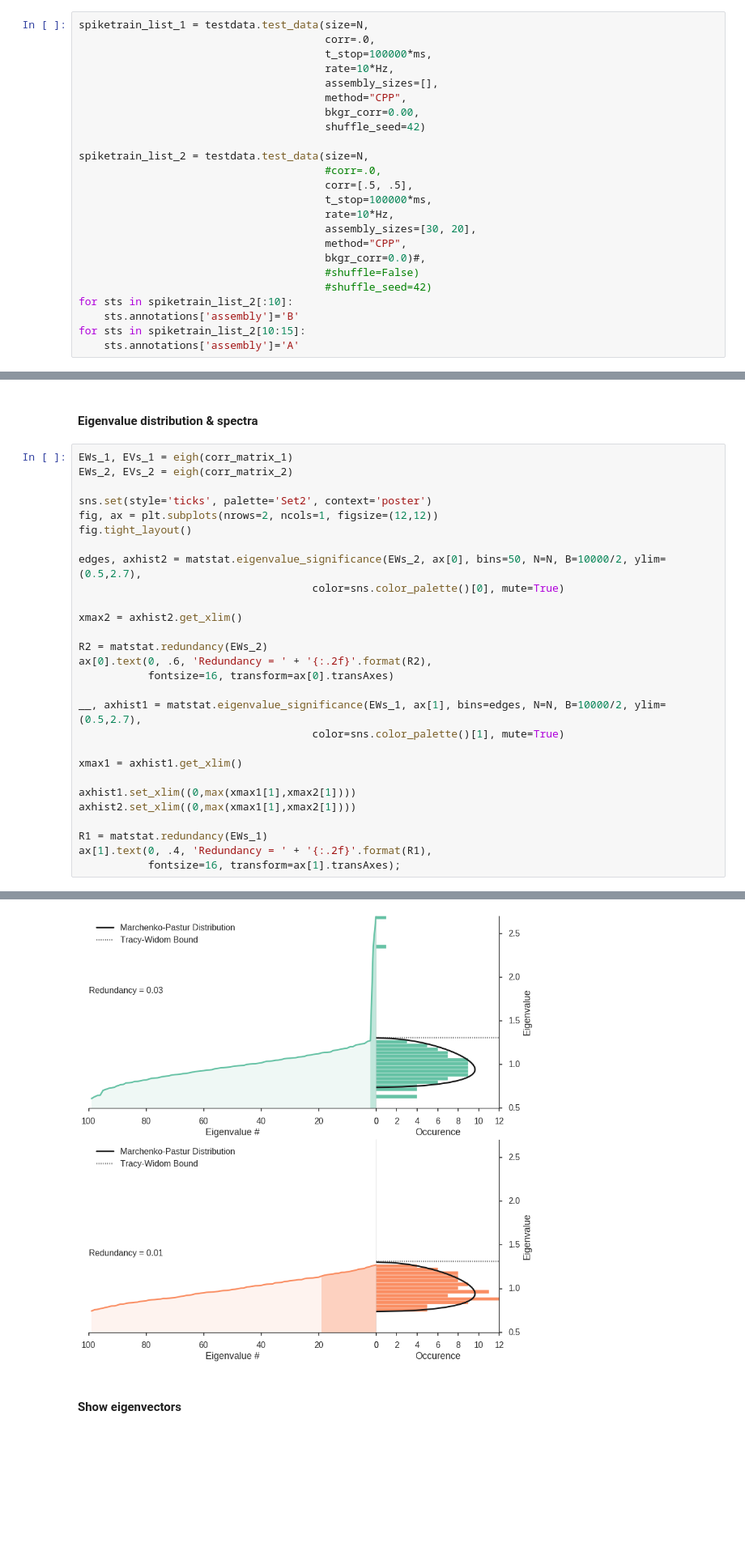
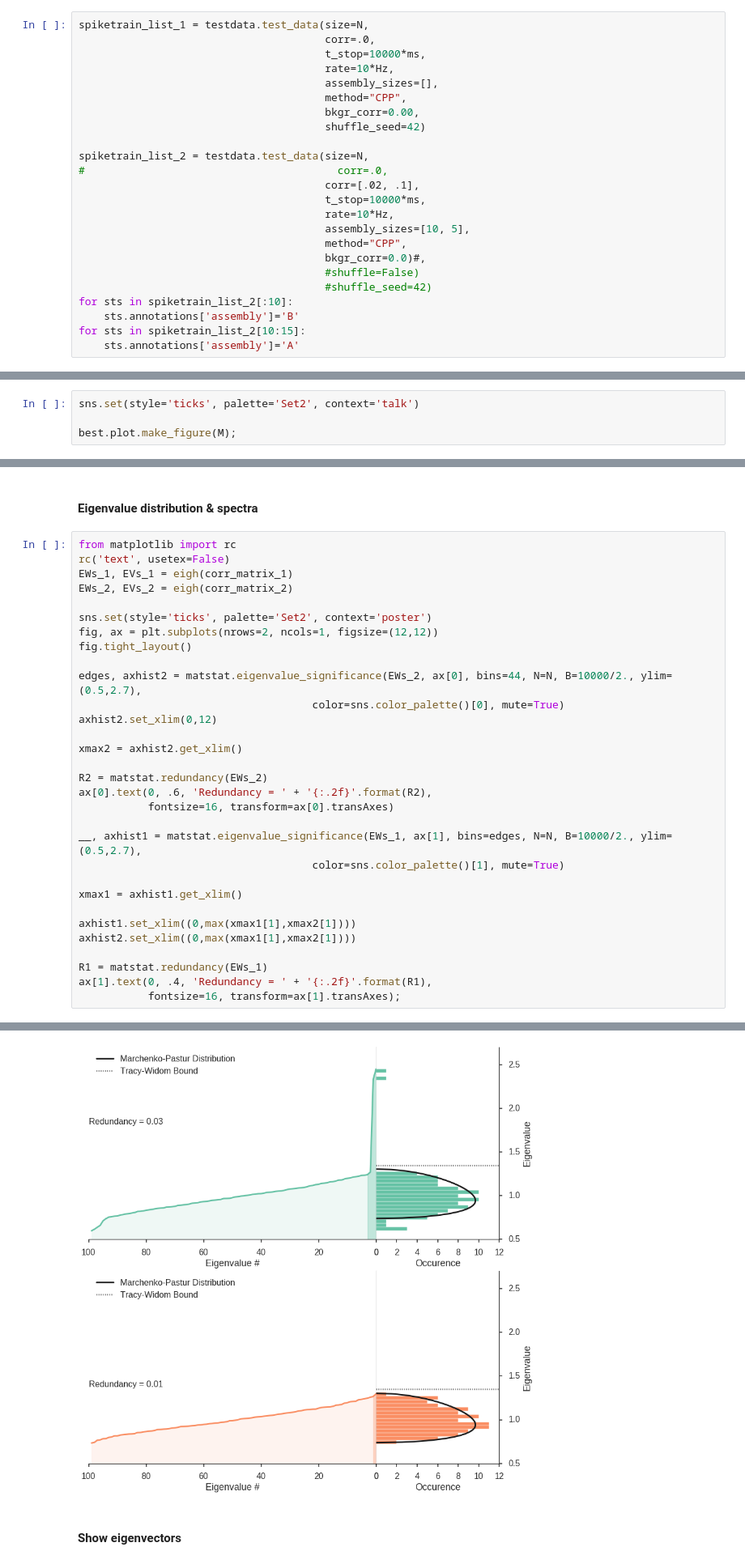
Before and after one commit to rgutzen/ValidationTools, a Jupyter notebook: Validation_Book.ipynb, the cells around one changed output, grey strips where cells are left out. Shown at 81% size. Saved outputs shown, nothing was run; the diff lists cells and outputs as text; blank space fills up the shorter version.

```diff
--- a/Validation_Book.ipynb
+++ b/Validation_Book.ipynb
@@ -39,7 +41,7 @@ spiketrain_list_2 = testdata.load_data(spinnaker_path, ['spikes_L4'], N)[0][0]
 # %%
 spiketrain_list_1 = testdata.test_data(size=N,
                                        corr=.0,
-                                       t_stop=100000*ms,
+                                       t_stop=10000*ms,
                                        rate=10*Hz,
                                        assembly_sizes=[],
                                        method="CPP",
@@ -47,11 +49,11 @@ spiketrain_list_1 = testdata.test_data(size=N,
                                        shuffle_seed=42)
 
 spiketrain_list_2 = testdata.test_data(size=N,
-                                       #corr=.0,
-                                       corr=[.5, .5],
-                                       t_stop=100000*ms,
+#                                        corr=.0,
+                                       corr=[.02, .1],
+                                       t_stop=10000*ms,
                                        rate=10*Hz,
-                                       assembly_sizes=[30, 20],
+                                       assembly_sizes=[10, 5],
                                        method="CPP",
                                        bkgr_corr=0.0)#,
                                        #shuffle=False)
@@ -180,0 +166,4 @@ KeyError: 'group1_std'
+# %%
+sns.set(style='ticks', palette='Set2', context='talk')
+
+best.plot.make_figure(M);
@@ -279,39 +270,42 @@ matstat.plot_matrix(corr_matrix_2, ax[1], remove_autocorr=True)
 # %% [markdown]
 #### Eigenvalue distribution & spectra
 # %%
+from matplotlib import rc
+rc('text', usetex=False)
 EWs_1, EVs_1 = eigh(corr_matrix_1)
 EWs_2, EVs_2 = eigh(corr_matrix_2)
 
 sns.set(style='ticks', palette='Set2', context='poster')
 fig, ax = plt.subplots(nrows=2, ncols=1, figsize=(12,12))
 fig.tight_layout()
 
-edges, axhist2 = matstat.eigenvalue_significance(EWs_2, ax[0], bins=50, N=N, B=10000/2, ylim=(0.5,2.7),
+edges, axhist2 = matstat.eigenvalue_significance(EWs_2, ax[0], bins=44, N=N, B=10000/2., ylim=(0.5,2.7),
                                      color=sns.color_palette()[0], mute=True)
+axhist2.set_xlim(0,12)
 
 xmax2 = axhist2.get_xlim()
 
 R2 = matstat.redundancy(EWs_2)
 ax[0].text(0, .6, 'Redundancy = ' + '{:.2f}'.format(R2),
            fontsize=16, transform=ax[0].transAxes)
 
-__, axhist1 = matstat.eigenvalue_significance(EWs_1, ax[1], bins=edges, N=N, B=10000/2, ylim=(0.5,2.7),
+__, axhist1 = matstat.eigenvalue_significance(EWs_1, ax[1], bins=edges, N=N, B=10000/2., ylim=(0.5,2.7),
                                      color=sns.color_palette()[1], mute=True)
 
 xmax1 = axhist1.get_xlim()
 
 axhist1.set_xlim((0,max(xmax1[1],xmax2[1])))
 axhist2.set_xlim((0,max(xmax1[1],xmax2[1])))
 
 R1 = matstat.redundancy(EWs_1)
 ax[1].text(0, .4, 'Redundancy = ' + '{:.2f}'.format(R1),
            fontsize=16, transform=ax[1].transAxes);
 # %% [output]
 Redundancy = 0.03
 
 
 Redundancy = 0.01
-[figure, old version]
+[figure, new version]
 # %% [markdown]
 #### Show eigenvectors
 # %%
```
Also changed, not shown: parts of 10 cells of this notebook, 5 other files.
